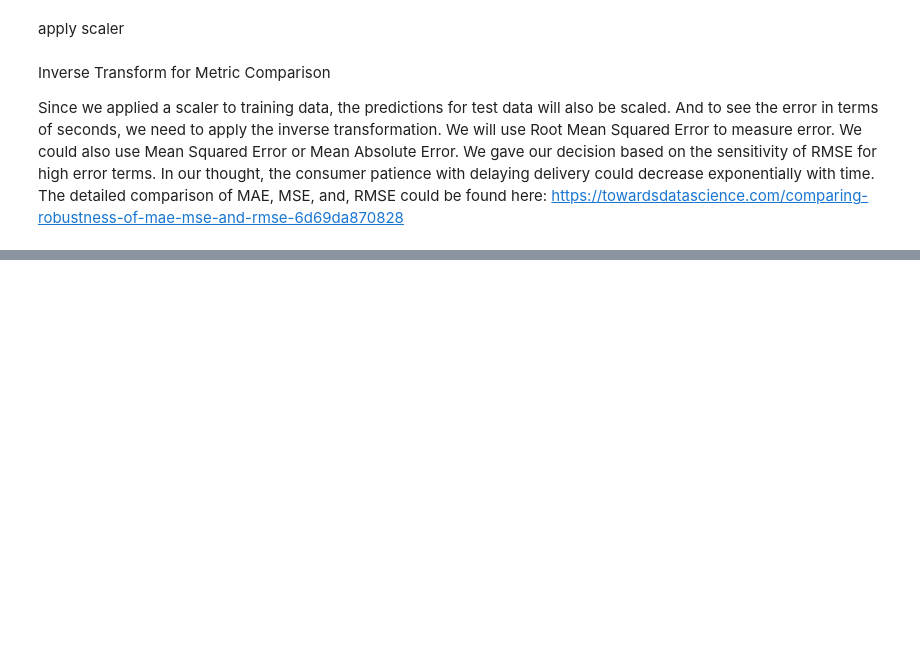
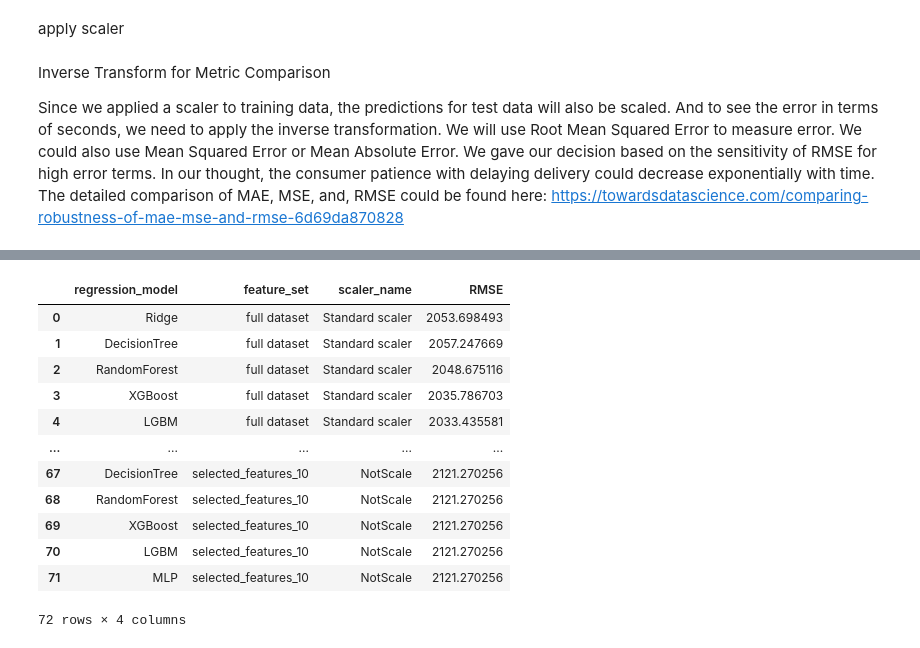
Before and after one commit to ikapil06/Delivery-duration, a Jupyter notebook: file.ipynb, the cells around one changed output, grey strips where cells are left out. Drawn from its saved outputs; the diff is of its cells as text; code cells hidden in the pictures; blank space fills up the shorter version.

```diff
--- a/file.ipynb
+++ b/file.ipynb
@@ -632,0 +881,16 @@ def rmse_with_inv_transform(scaler, y_test, y_pred_scaled, model_name):
+# %%
+pred_df
+# %% [output]
+|  | regression_model | feature_set | scaler_name | RMSE |
+| 0 | Ridge | full dataset | Standard scaler | 2053.698493 |
+| 1 | DecisionTree | full dataset | Standard scaler | 2057.247669 |
+| 2 | RandomForest | full dataset | Standard scaler | 2048.675116 |
+| 3 | XGBoost | full dataset | Standard scaler | 2035.786703 |
+| 4 | LGBM | full dataset | Standard scaler | 2033.435581 |
+| ... | ... | ... | ... | ... |
+| 67 | DecisionTree | selected_features_10 | NotScale | 2121.270256 |
+| 68 | RandomForest | selected_features_10 | NotScale | 2121.270256 |
+| 69 | XGBoost | selected_features_10 | NotScale | 2121.270256 |
+| 70 | LGBM | selected_features_10 | NotScale | 2121.270256 |
+| 71 | MLP | selected_features_10 | NotScale | 2121.270256 |
+72 rows × 4 columns
```
Also changed, not shown: parts of 22 cells of this notebook, 31 other files.
